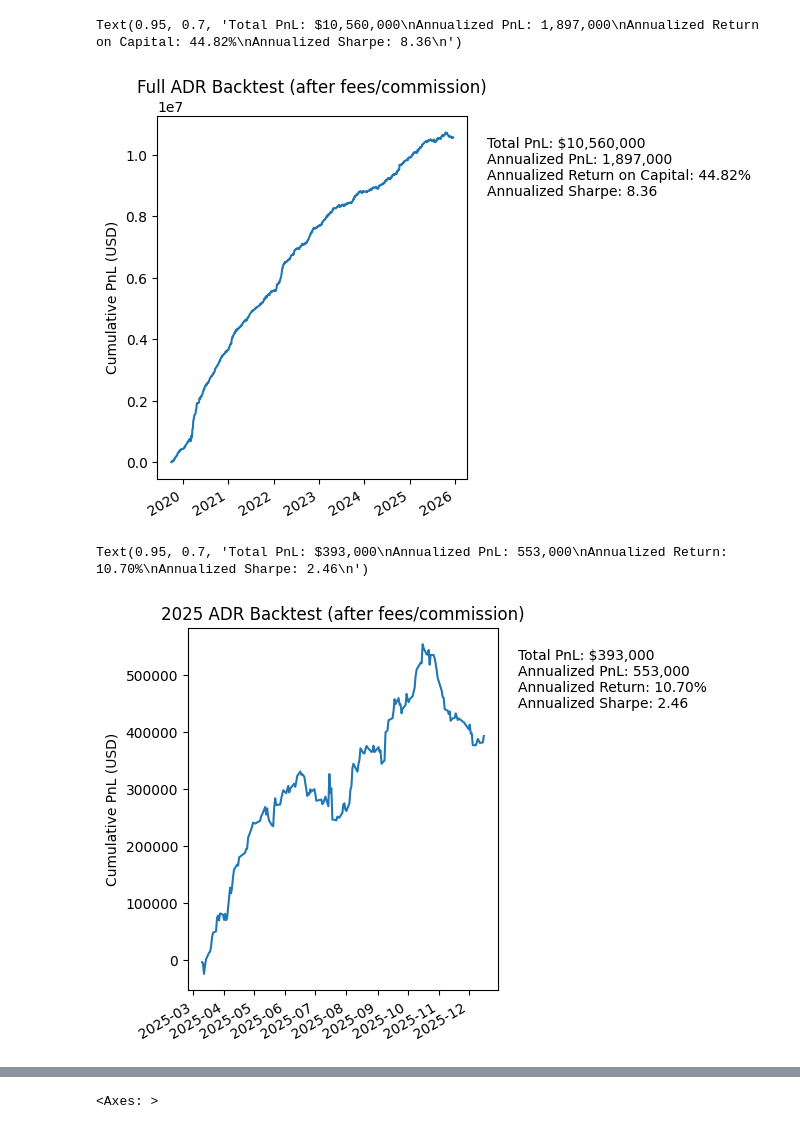
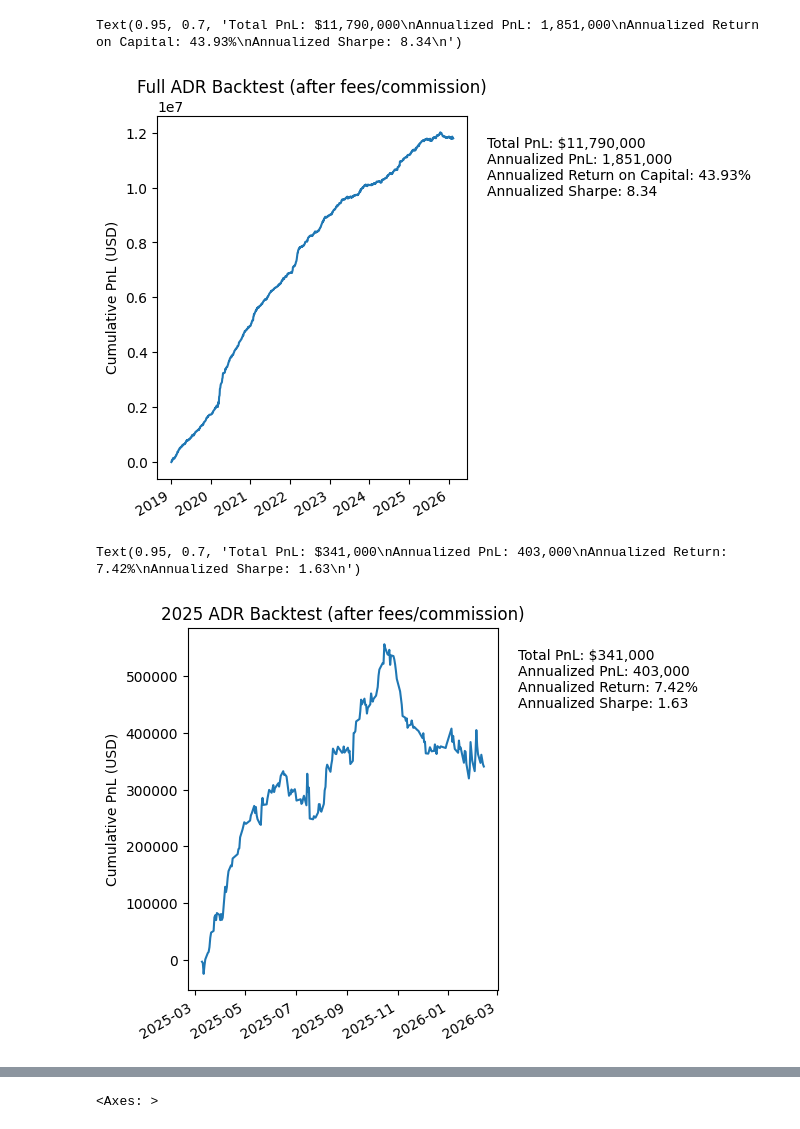
Before and after one commit to petermelq/research_adr, a Jupyter notebook: notebooks/bt_with_fees2.ipynb, the cells around one changed output, grey strips where cells are left out. Drawn from its saved outputs; the diff is of its cells as text; code cells hidden in the pictures.

```diff
--- a/notebooks/bt_with_fees2.ipynb
+++ b/notebooks/bt_with_fees2.ipynb
@@ -7,7 +7,7 @@ import datetime as dt
 
 #bt_dir = '../adr_results/1400_1e-4_var_penalty_from_2021'
 #bt_dir = '../adr_results/1e-4_all_europe_pos_constraint_1430_2pct_exclusions/'
-bt_dir = '../adr_results/turnover_lookback/'
+bt_dir = '../adr_results/full_to_2026/'
 #bt_dir = '../adr_results/ohlcv_db_data/'
 
 pnl = pd.read_csv(os.path.join(bt_dir, 'pnl.csv', ), index_col=0, parse_dates=True)
@@ -32,5 +32,6 @@ trades = trade_df.groupby(['timestamp','ticker']).last().reset_index()
 trades['pos'] = trades.groupby('ticker')['size'].transform('cumsum')
 pos = trades.pivot(index='timestamp',columns='ticker',values='pos').ffill().fillna(0)
 price = trades.pivot(index='timestamp',columns='ticker',values='price').ffill().fillna(0)
-all_gmv = (pos * price).abs().sum(axis=1)
+all_gmv = (pos * price).abs().sum(axis=1).to_frame('gmv')
 max_gmv = all_gmv.max()
+all_gmv['date'] = all_gmv.index.date
@@ -39,27 +38,25 @@ mean_gmv = all_gmv.resample('1min').min().mean()
 # %%
 import matplotlib.pyplot as plt
-#merged = merged.loc[:'2025-11-07']
-#all_gmv = all_gmv.loc[:'2025-11-07']
-all_gmv = all_gmv.to_frame(name='gmv')
-all_gmv['date'] = all_gmv.index.date
-gmv_merged = merged[['pnl_after_fees']].merge(all_gmv.loc['2019':'2025'].groupby('date')['gmv'].max().to_frame(name='gmv'), left_index=True, right_index=True)
+#merged = merged.loc[:'2026-11-07']
+#all_gmv = all_gmv.loc[:'2026-11-07']
+gmv_merged = merged[['pnl_after_fees']].merge(all_gmv.loc['2019':'2026'].groupby('date')['gmv'].max().to_frame(name='gmv'), left_index=True, right_index=True)
 ret = (gmv_merged['pnl_after_fees']/gmv_merged['gmv'])
 annualized_ret = ret.mean() * 252 * 100/15
 
 
 plt.figure(figsize=(4,4*1.333))
-merged.loc['2019':'2025'].loc['2019':'2025', 'pnl_after_fees'].cumsum().plot()
+merged.loc['2019':'2026'].loc['2019':'2026', 'pnl_after_fees'].cumsum().plot()
 plt.title('Full ADR Backtest (after fees/commission)')
 plt.ylabel('Cumulative PnL (USD)')
 # Displaying metrics in whitespace outside of plot, with commas as thousands separators:
-plt.figtext(.95, 0.7, f"Total PnL: ${merged.loc['2019':'2025']['pnl_after_fees'].sum().round(-3):,.0f}\n"
-            f"Annualized PnL: {(252 * merged.loc['2019':'2025']['pnl_after_fees'].sum() / len(merged.loc['2019':'2025'])).round(-3):,.0f}\n"
+plt.figtext(.95, 0.7, f"Total PnL: ${merged.loc['2019':'2026']['pnl_after_fees'].sum().round(-3):,.0f}\n"
+            f"Annualized PnL: {(252 * merged.loc['2019':'2026']['pnl_after_fees'].sum() / len(merged.loc['2019':'2026'])).round(-3):,.0f}\n"
             f"Annualized Return on Capital: {annualized_ret:.2%}\n"
-            #f"Annualized Sharpe: {np.sqrt(252) * merged.loc['2019':'2025']['pnl_after_fees'].mean()/merged.loc['2019':'2025']['pnl_after_fees'].std():.2f}\n")
+            #f"Annualized Sharpe: {np.sqrt(252) * merged.loc['2019':'2026']['pnl_after_fees'].mean()/merged.loc['2019':'2026']['pnl_after_fees'].std():.2f}\n")
             f"Annualized Sharpe: {np.sqrt(252) * ret.mean()/ret.std():.2f}\n")
 # %% [output]
-Text(0.95, 0.7, 'Total PnL: $10,560,000\nAnnualized PnL: 1,897,000\nAnnualized Return on Capital: 44.82%\nAnnualized Sharpe: 8.36\n')
+Text(0.95, 0.7, 'Total PnL: $11,790,000\nAnnualized PnL: 1,851,000\nAnnualized Return on Capital: 43.93%\nAnnualized Sharpe: 8.34\n')
-[figure, old version]
+[figure, new version]
 # %%
 import matplotlib.pyplot as plt
 
@@ -81,8 +78,8 @@ plt.figtext(.95, 0.7, f"Total PnL: ${merged.loc['2025-03-10':]['pnl_after_fees']
                        #f"Annualized Sharpe: {np.sqrt(252) * merged.loc['2025-03-10':]['pnl_after_fees'].mean()/merged.loc['2025-03-10':]['pnl_after_fees'].std():.2f}\n")
                         f"Annualized Sharpe: {np.sqrt(252) * ret.mean()/ret.std():.2f}\n")
 # %% [output]
-Text(0.95, 0.7, 'Total PnL: $393,000\nAnnualized PnL: 553,000\nAnnualized Return: 10.70%\nAnnualized Sharpe: 2.46\n')
+Text(0.95, 0.7, 'Total PnL: $341,000\nAnnualized PnL: 403,000\nAnnualized Return: 7.42%\nAnnualized Sharpe: 1.63\n')
-[figure, old version]
+[figure, new version]
 # %%
 import matplotlib.pyplot as plt
 
```
Also changed, not shown: parts of 13 cells of this notebook.
